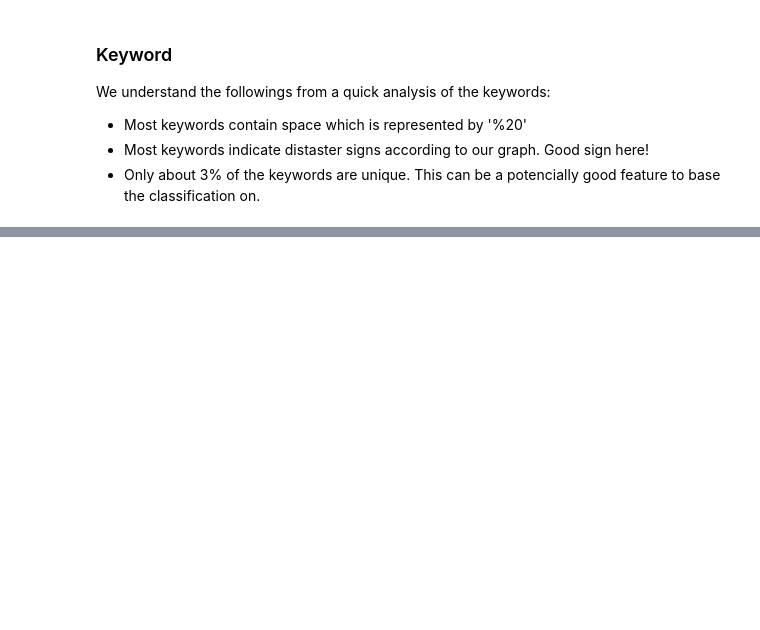
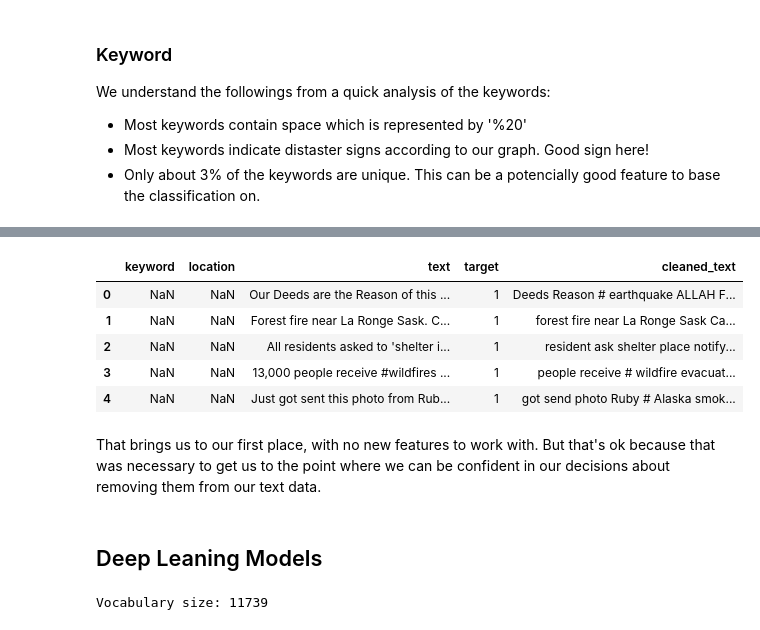
Before and after one commit to keivanipchihagh/NLP-with-Disaster-Tweets, a Jupyter notebook: NLP with Disaster Tweets.ipynb, the cells around one changed output, grey strips where cells are left out. Cells and saved outputs as stored; diff of their text form; code cells hidden in the pictures; blank space fills up the shorter version.

```diff
--- a/NLP with Disaster Tweets.ipynb
+++ b/NLP with Disaster Tweets.ipynb
@@ -200,0 +246,13 @@ train_df.head(60)
+# %%
+# Note that 'id' feature was not useful as well!
+train_df.drop(columns = ['hashtags', 'mentions', 'links', 'id'], inplace = True)
+train_df.head()
+# %% [output]
+|  | keyword | location | text | target | cleaned_text |
+| 0 | NaN | NaN | Our Deeds are the Reason of this ... | 1 | Deeds Reason # earthquake ALLAH F... |
+| 1 | NaN | NaN | Forest fire near La Ronge Sask. C... | 1 | forest fire near La Ronge Sask Ca... |
+| 2 | NaN | NaN | All residents asked to 'shelter i... | 1 | resident ask shelter place notify... |
+| 3 | NaN | NaN | 13,000 people receive #wildfires ... | 1 | people receive # wildfire evacuat... |
+| 4 | NaN | NaN | Just got sent this photo from Rub... | 1 | got send photo Ruby # Alaska smok... |
+# %% [markdown]
+That brings us to our first place, with no new features to work with. But that's ok because that was necessary to get us to the point where we can be confident in our decisions about removing them from our text data.
@@ -200,0 +265,19 @@ train_df.head(60)
+# %% [markdown]
+## Deep Leaning Models
+# %%
+def buil_tokenizer(lower, text, mode):
+    tokenizer = Tokenizer(lower = True)
+    tokenizer.fit_on_texts(X_train['cleaned_text'])
+    return tokenizer
+
+# Get vocabulary size
+tokenizer = Tokenizer(lower = True)
+tokenizer.fit_on_texts(X_train['cleaned_text'])
+vocabsize = len(tokenizer.word_index) + 1
+print('Vocabulary size:', vocabsize)
+
+# Build the tokenizer
+tokenizer = Tokenizer(num_words = vocabsize, lower = True)
+tokenizer.fit_on_texts(X_train['cleaned_text'])
+# %% [output]
+Vocabulary size: 11739
```
Also changed, not shown: parts of 20 cells of this notebook.
